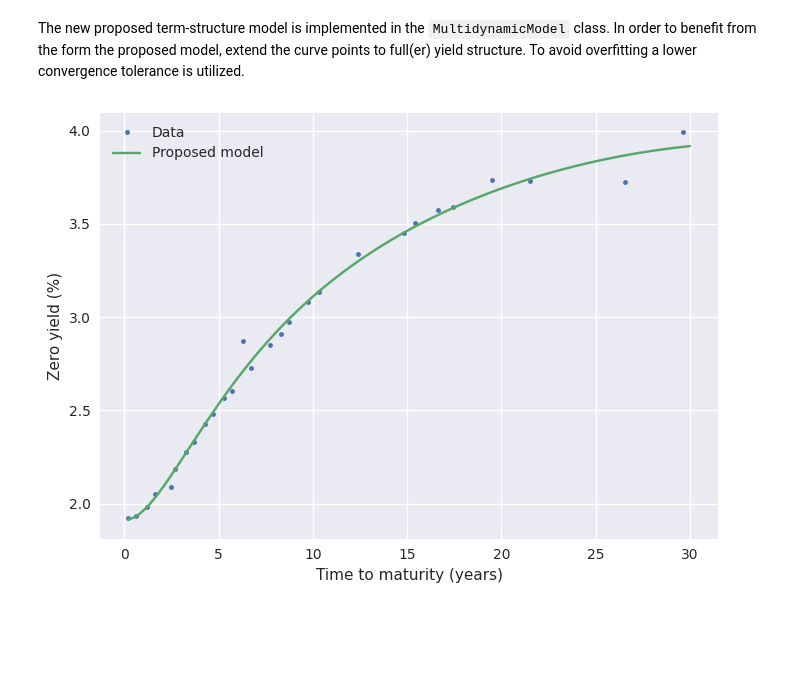
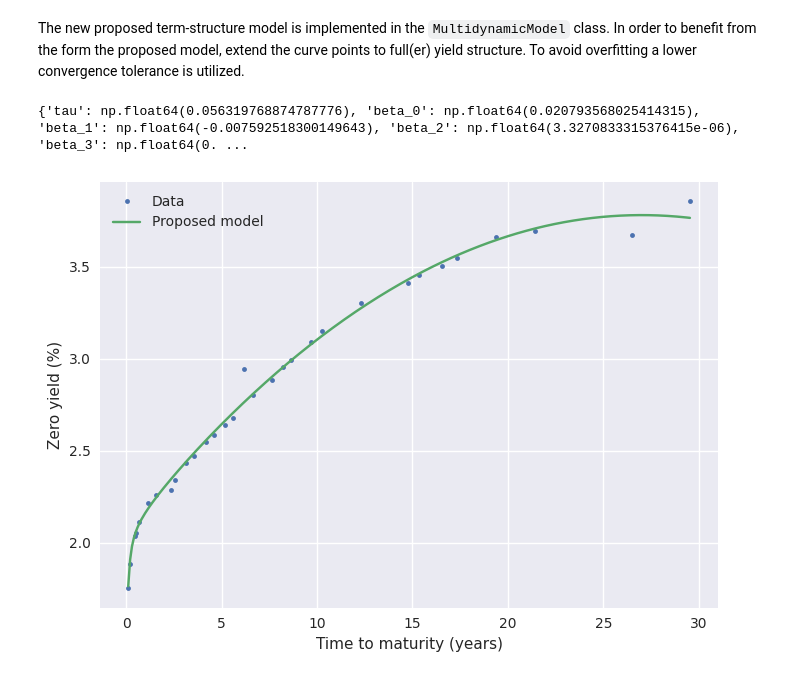
Before and after one commit to krantamaki/quantpy, a Jupyter notebook: examples/05_term_structures.ipynb, the cells around one changed output. Saved outputs shown, nothing was run; the diff lists cells and outputs as text; code cells hidden in the pictures; blank space fills up the shorter version.

```diff
--- a/examples/05_term_structures.ipynb
+++ b/examples/05_term_structures.ipynb
@@ -19,5 +21,5 @@ example_root = Path(os.path.abspath(""))
 # %%
-yield_df = pd.read_csv(example_root / "data" / "fi_yields_2026-02-02.csv")
+yield_df = pd.read_csv(example_root / "data" / f"fi_yields_{bootstrap_date}.csv")
 yield_df.head(5)
 # %% [output]
 |  | TimeToMaturity | ZeroYield |
@@ -182,20 +199,24 @@ plt.show()
 # %% [markdown]
 The new proposed term-structure model is implemented in the `MultidynamicModel` class. In order to benefit from the form the proposed model, extend the curve points to full(er) yield structure. To avoid overfitting a lower convergence tolerance is utilized.
 # %%
-model = MultidynamicModel(yields, maturities, method="dogbox", ftol=1e-2, xtol=1e-2, gtol=1e-2, max_nfev=10_000)
+model = MultidynamicModel(yields, maturities, init_params=[0.4, 0.04, 0.02, 0.02, 0.01, 0.005], method="dogbox", ftol=1e-8, xtol=1e-8, gtol=1e-8, max_nfev=100_000)
+# %%
+print(model.params)
+# %% [output]
+{'tau': np.float64(0.056319768874787776), 'beta_0': np.float64(0.020793568025414315), 'beta_1': np.float64(-0.007592518300149643), 'beta_2': np.float64(3.3270833315376415e-06), 'beta_3': np.float64(0. ...
 # %%
-tt = np.linspace(0.2, 30, 300)
+tt = np.linspace(maturities.min(), maturities.max(), 300)
 
 fig = plt.figure(figsize=(7, 5))
 
 plt.plot(maturities, yields * 100, '.', label="Data")
 plt.plot(tt, model(tt) * 100, label="Proposed model")
 plt.ylabel("Zero yield (%)")
 plt.xlabel("Time to maturity (years)")
 
 plt.legend()
 fig.tight_layout()
 
 plt.show()
 # %% [output]
-[figure, old version]
+[figure, new version]
```
Also changed, not shown: parts of 14 cells of this notebook, 7 other files.
